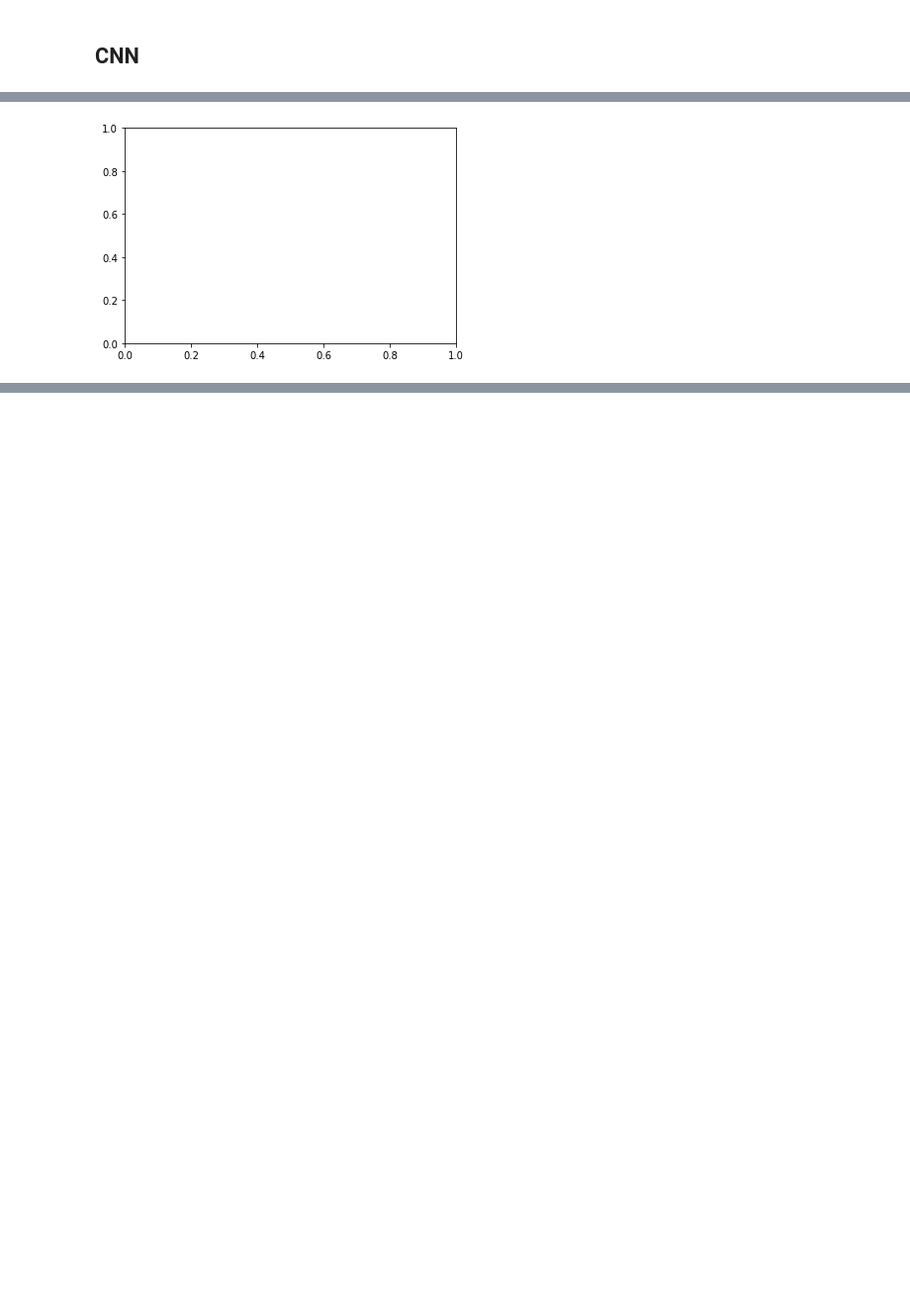
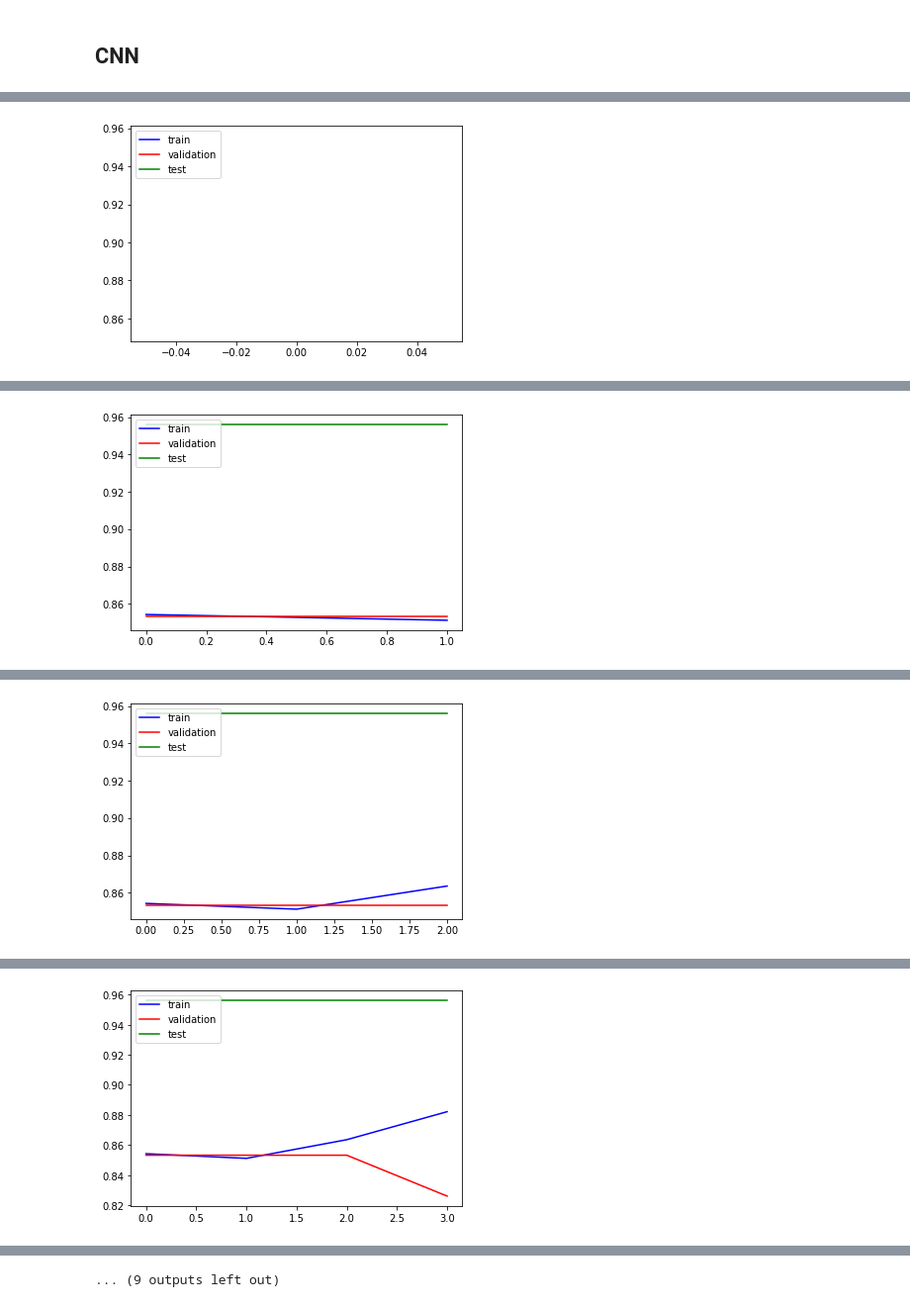
Before and after one commit to basharbme/Respiratory-Disease-Detection, a Jupyter notebook: code.ipynb, the cells around one changed output, grey strips where cells are left out. Shown: that part at 99% size. Cells and saved outputs as stored; diff of their text form; code cells hidden in the pictures; blank space fills up the shorter version.

```diff
--- a/code.ipynb
+++ b/code.ipynb
@@ -126,3 +136,22 @@ print(sizes.count((513, 2773)))
+# %%
+def truncate_array(arr, x, y):
+    temp = np.zeros((x, y))
+    for i in range(0, x):
+        for j in range(0, y):
+            temp[i][j] = arr[i][j]
+    return temp
+# %%
+for i in range(0, len(spec_vecs)):
+    # Padding as per CNN bug
+    # without padding, most common size is (513, 637)
+    padded_sv = np.zeros((513, 637))
+
+    if spec_vecs[i].shape[1] < 637:
+        padded_sv[:spec_vecs[i].shape[0], :spec_vecs[i].shape[1]] = spec_vecs[i]
+        spec_vecs[i] = padded_sv
+    elif spec_vecs[i].shape[1] > 637:
+        padded_sv = truncate_array(spec_vecs[i], 513, 637)
+        spec_vecs[i] = padded_sv
 # %%
 data['Spectrogram'] = spec_vecs
 print(data.shape)
@@ -142,12 +171,7 @@ Index(['Patient Number', 'Recording Index', 'Chest Location',
 # Split Indices
 data_size = len(data)
 test_per = 0.10
-val_per = 0.10
-
-# X_train, X_test, y_train, y_test = train_test_split(
-#     X, y, test_size=0.1, random_state=1)
-# X_train, X_val, y_train, y_val = train_test_split(
-#     X_train, y_train, test_size=0.25, random_state=1)
+val_per = 0.20
 
 data_ind = np.arange(data_size)
 random.shuffle(data_ind)
@@ -159,7 +183,7 @@ test_ind = sorted(test_ind)
 
 print("Total Data Size: {}".format(data_size))
 print("Train Size: {}".format(len(train_ind)))
-print("Val Size: {}".format(len(test_ind)))
-print("Test Size: {}".format(len(val_ind)))
+print("Tain Size: {}".format(len(test_ind)))
+print("Val Size: {}".format(len(val_ind)))
 # %% [output]
 Total Data Size: 920
@@ -229,12 +233,12 @@ URTI
 # reshape for the network
 
 MAX_TIME = 513
-MAX_FRQ = 2773
+MAX_FRQ = 637 # 2773
 normalizer = 1
 
-x_train = x_train.reshape(len(x_train), MAX_TIME, max_frq, 1) / normalizer
-x_val = x_val.reshape(len(x_val), MAX_TIME, max_frq, 1) / normalizer
-x_test = x_test.reshape(len(x_test), MAX_TIME, max_frq, 1) / normalizer
+x_train = x_train.reshape(len(x_train), MAX_TIME, MAX_FRQ, 1) / normalizer
+x_val = x_val.reshape(len(x_val), MAX_TIME, MAX_FRQ, 1) / normalizer
+x_test = x_test.reshape(len(x_test), MAX_TIME, MAX_FRQ, 1) / normalizer
 
 # create a linear stack of layers
 # see: https://www.tensorflow.org/api_docs/python/tf/keras/Sequential
@@ -337,11 +345,11 @@ fig = plt.figure()
 ax1 = fig.add_subplot(111)
 
 # training the network for num_epoch epochs
-for epoch in tqdm(np.arange(0,num_epochs)):
+for epoch in tqdm(range(0,num_epochs)):
     # train an epoch at a time, visualize as we go!
     model.fit(x_train, y_train, batch_size=128, epochs=1, verbose=2, validation_data=(x_val, y_val))
 
-    # check the performance on train/test/val
+    # check ty_trainormance on train/test/val
     # the model.evaluate function returns the loss (position 0) and the performance (position 1)
     new_perf = [model.evaluate(x_train, y_train)[1], model.evaluate(x_val, y_val)[1], model.evaluate(x_test, y_test)[1]]
 
@@ -364 +375 @@ ValueError: Error when checking input: expected layer1_input to have 4 dimension
-[figure, old version]
+[figure, new version]
@@ -364,0 +380 @@ ValueError: Error when checking input: expected layer1_input to have 4 dimension
+[figure, added]
@@ -364,0 +385 @@ ValueError: Error when checking input: expected layer1_input to have 4 dimension
+[figure, added]
@@ -364,0 +390 @@ ValueError: Error when checking input: expected layer1_input to have 4 dimension
+[figure, added]
@@ -364,0 +401 @@ ValueError: Error when checking input: expected layer1_input to have 4 dimension
+... (9 outputs left out)
```
Also changed, not shown: parts of 14 cells of this notebook, 1 other file.
